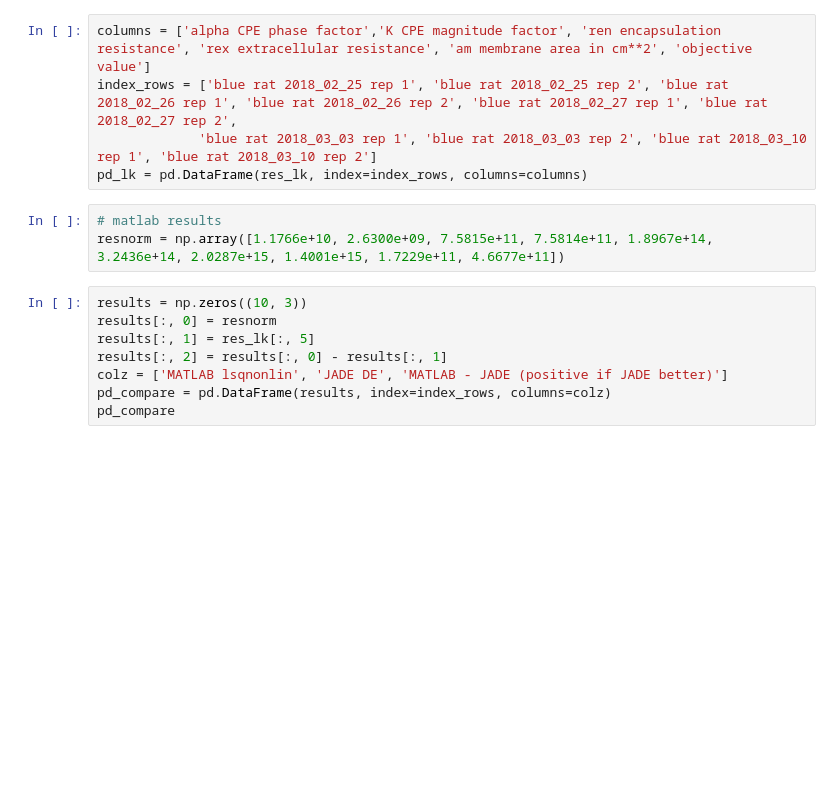
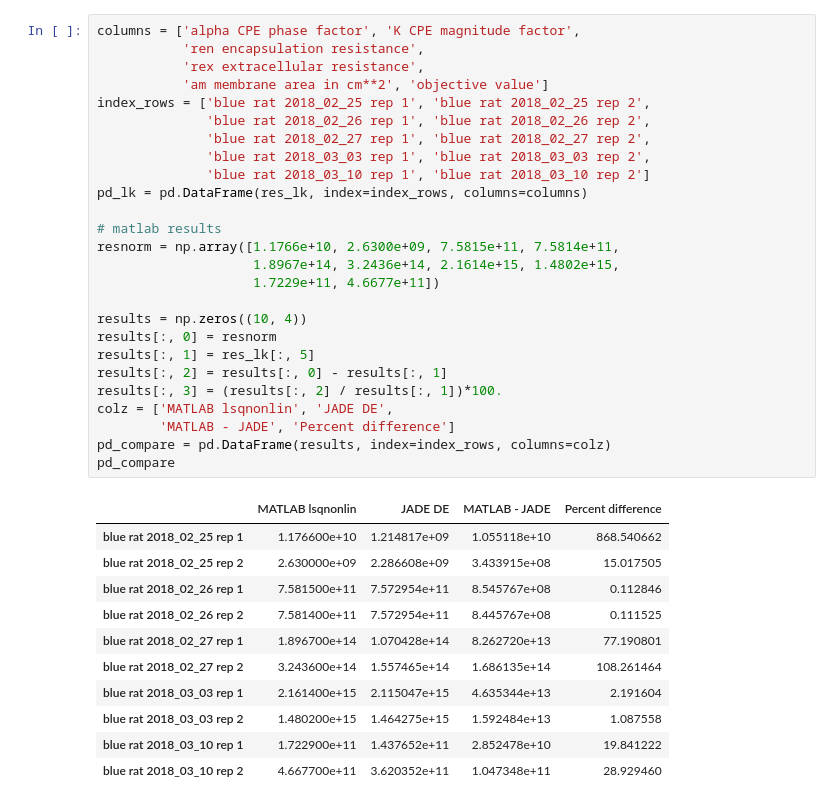
Before and after one commit to cjekel/equiv_circuit_blue_data, a Jupyter notebook: comp_matlab_opt_process.ipynb, the cells around one changed output. Saved outputs shown, nothing was run; the diff lists cells and outputs as text; blank space fills up the shorter version.

Commit message:
upload opt routine better

```diff
--- a/comp_matlab_opt_process.ipynb
+++ b/comp_matlab_opt_process.ipynb
@@ -418,16 +500,38 @@ Paramters: [4.89461231e-01 4.69242464e-01 1.59868467e+00 4.91340248e+29
 # %%
-columns = ['alpha CPE phase factor','K CPE magnitude factor', 'ren encapsulation resistance', 'rex extracellular resistance', 'am membrane area in cm**2', 'objective value']
-index_rows = ['blue rat 2018_02_25 rep 1', 'blue rat 2018_02_25 rep 2', 'blue rat 2018_02_26 rep 1', 'blue rat 2018_02_26 rep 2', 'blue rat 2018_02_27 rep 1', 'blue rat 2018_02_27 rep 2',
-             'blue rat 2018_03_03 rep 1', 'blue rat 2018_03_03 rep 2', 'blue rat 2018_03_10 rep 1', 'blue rat 2018_03_10 rep 2']
+columns = ['alpha CPE phase factor', 'K CPE magnitude factor',
+           'ren encapsulation resistance',
+           'rex extracellular resistance',
+           'am membrane area in cm**2', 'objective value']
+index_rows = ['blue rat 2018_02_25 rep 1', 'blue rat 2018_02_25 rep 2',
+              'blue rat 2018_02_26 rep 1', 'blue rat 2018_02_26 rep 2',
+              'blue rat 2018_02_27 rep 1', 'blue rat 2018_02_27 rep 2',
+              'blue rat 2018_03_03 rep 1', 'blue rat 2018_03_03 rep 2',
+              'blue rat 2018_03_10 rep 1', 'blue rat 2018_03_10 rep 2']
 pd_lk = pd.DataFrame(res_lk, index=index_rows, columns=columns)
+
+# matlab results
+resnorm = np.array([1.1766e+10, 2.6300e+09, 7.5815e+11, 7.5814e+11,
+                    1.8967e+14, 3.2436e+14, 2.1614e+15, 1.4802e+15,
+                    1.7229e+11, 4.6677e+11])
+
+results = np.zeros((10, 4))
+results[:, 0] = resnorm
+results[:, 1] = res_lk[:, 5]
+results[:, 2] = results[:, 0] - results[:, 1]
+results[:, 3] = (results[:, 2] / results[:, 1])*100.
+colz = ['MATLAB lsqnonlin', 'JADE DE',
+        'MATLAB - JADE', 'Percent difference']
+pd_compare = pd.DataFrame(results, index=index_rows, columns=colz)
+pd_compare
+# %% [output]
+|  | MATLAB lsqnonlin | JADE DE | MATLAB - JADE | Percent difference |
+| blue rat 2018_02_25 rep 1 | 1.176600e+10 | 1.214817e+09 | 1.055118e+10 | 868.540662 |
+| blue rat 2018_02_25 rep 2 | 2.630000e+09 | 2.286608e+09 | 3.433915e+08 | 15.017505 |
+| blue rat 2018_02_26 rep 1 | 7.581500e+11 | 7.572954e+11 | 8.545767e+08 | 0.112846 |
+| blue rat 2018_02_26 rep 2 | 7.581400e+11 | 7.572954e+11 | 8.445767e+08 | 0.111525 |
+| blue rat 2018_02_27 rep 1 | 1.896700e+14 | 1.070428e+14 | 8.262720e+13 | 77.190801 |
+| blue rat 2018_02_27 rep 2 | 3.243600e+14 | 1.557465e+14 | 1.686135e+14 | 108.261464 |
+| blue rat 2018_03_03 rep 1 | 2.161400e+15 | 2.115047e+15 | 4.635344e+13 | 2.191604 |
+| blue rat 2018_03_03 rep 2 | 1.480200e+15 | 1.464275e+15 | 1.592484e+13 | 1.087558 |
+| blue rat 2018_03_10 rep 1 | 1.722900e+11 | 1.437652e+11 | 2.852478e+10 | 19.841222 |
+| blue rat 2018_03_10 rep 2 | 4.667700e+11 | 3.620352e+11 | 1.047348e+11 | 28.929460 |
-# %%
-# matlab results
-resnorm = np.array([1.1766e+10, 2.6300e+09, 7.5815e+11, 7.5814e+11, 1.8967e+14, 3.2436e+14, 2.0287e+15, 1.4001e+15, 1.7229e+11, 4.6677e+11])
-# %%
-results = np.zeros((10, 3))
-results[:, 0] = resnorm
-results[:, 1] = res_lk[:, 5]
-results[:, 2] = results[:, 0] - results[:, 1]
-colz = ['MATLAB lsqnonlin', 'JADE DE', 'MATLAB - JADE (positive if JADE better)']
-pd_compare = pd.DataFrame(results, index=index_rows, columns=colz)
-pd_compare
```
Also changed, not shown: parts of 3 cells of this notebook, 2 other files.
